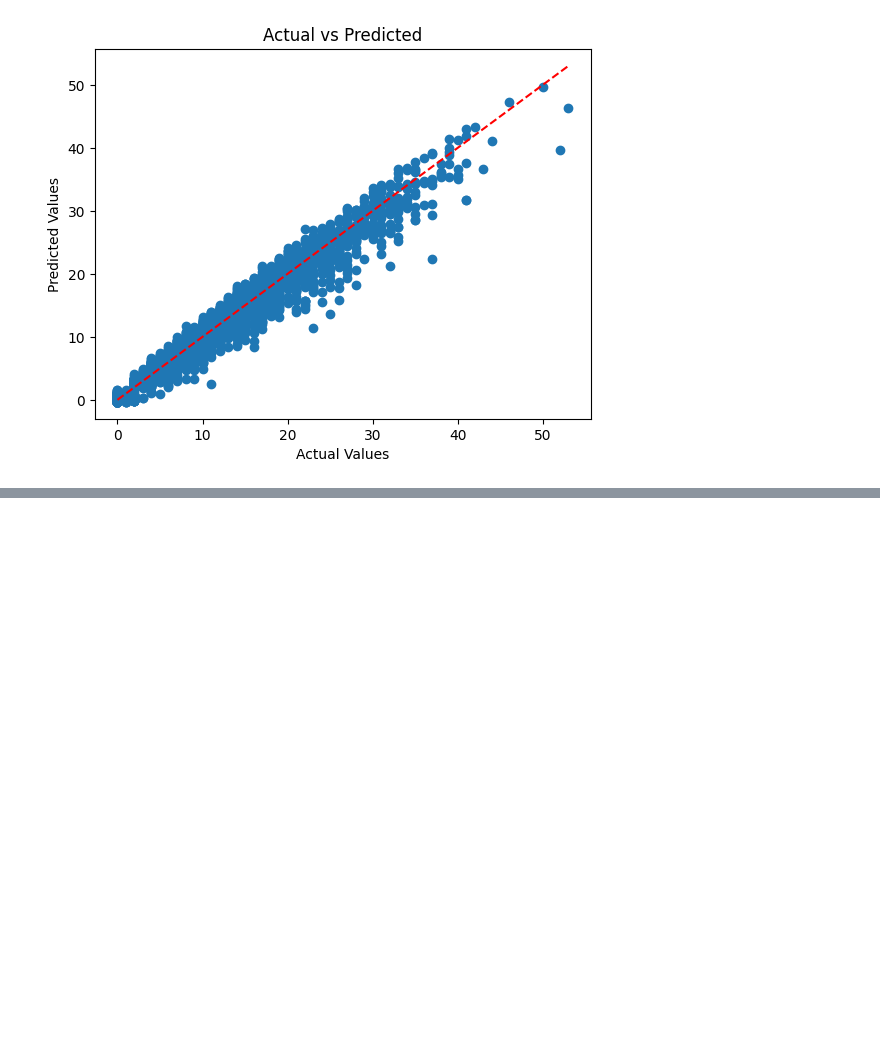
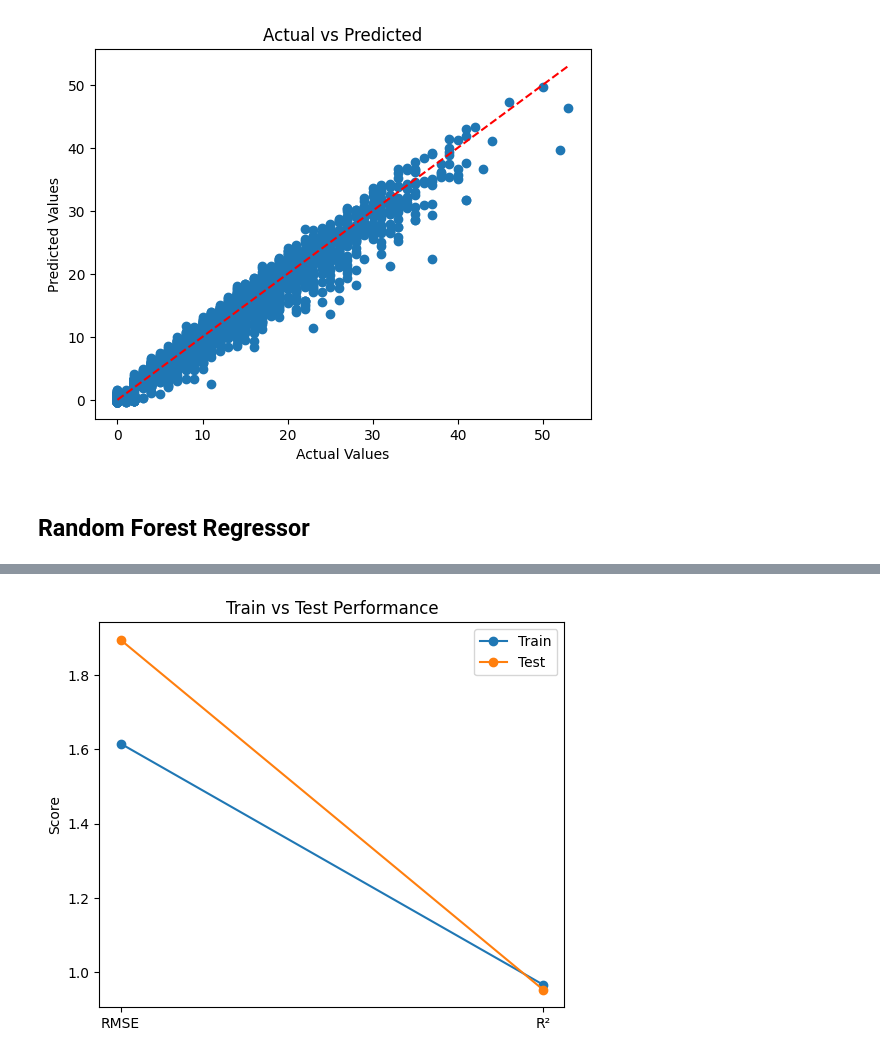
Before and after one commit to KylePineiroCode/NBA-EDA-and-Model-Tuning, a Jupyter notebook: notebooks/model_and_model_tuning.ipynb, the cells around one changed output, grey strips where cells are left out. Saved outputs shown, nothing was run; the diff lists cells and outputs as text; code cells hidden in the pictures; blank space fills up the shorter version.

Commit message:
rf model

```diff
--- a/notebooks/model_and_model_tuning.ipynb
+++ b/notebooks/model_and_model_tuning.ipynb
@@ -49,10 +49,10 @@ X_train, X_test, y_train, y_test = train_test_split(X, y, test_size=0.2, random_
 # %% [markdown]
 ## Creating a Baseline Model (Linear Regression)
 # %%
-model = LinearRegression()
-model.fit(X_train, y_train)
+ls_model = LinearRegression()
+ls_model.fit(X_train, y_train)
 
-y_pred = model.predict(X_test)
+y_pred = ls_model.predict(X_test)
 
 mse = mean_squared_error(y_test, y_pred)
 r2 = r2_score(y_test, y_pred)
@@ -63,7 +63,7 @@ print(f"R^2 Score: {r2:.4f}")
 print(f"Root Mean Squared Error: {rmse:.4f}")
 
 # Training predictions
-y_train_pred = model.predict(X_train)
+y_train_pred = ls_model.predict(X_train)
 
 # Training metrics
 train_mse = mean_squared_error(y_train, y_train_pred)
@@ -86,3 +86,71 @@ Root Mean Squared Error: 1.8248
 Training R^2: 0.9559
 Test R^2: 0.9566
 [figure]
+# %% [markdown]
+## Random Forest Regressor
+# %%
+rf_model = RandomForestRegressor(random_state=42)
+
+param_grid = {
+    "n_estimators": [50, 100, 200],
+    "max_depth": [None, 10, 20],
+    "min_samples_split": [2, 5],
+    "min_samples_leaf": [1, 2],
+    "max_features": ["sqrt", "log2"]
+}
+
+scoring = {
+    "r2": "r2",
+    "mse": "neg_mean_squared_error",
+    "rmse": "neg_root_mean_squared_error"
+}
+
+grid_search = GridSearchCV(
+    estimator=rf_model,
+    param_grid=param_grid,
+    scoring=scoring,
+    refit="rmse",
+    cv=5,
+    n_jobs=-1,
+    verbose=1
+)
+
+grid_search.fit(X_train, y_train)
+best_rf = grid_search.best_estimator_
+
+print("\nBEST RANDOM FOREST MODEL")
+print("Best Parameters:", grid_search.best_params_)
+print(f"Best Cross-Val RMSE: {-grid_search.best_score_:.4f}")
+
+y_train_pred = best_rf.predict(X_train)
+train_r2 = r2_score(y_train, y_train_pred)
+train_mse = mean_squared_error(y_train, y_train_pred)
+train_rmse = root_mean_squared_error(y_train, y_train_pred)
+
+y_test_pred = best_rf.predict(X_test)
+test_r2 = r2_score(y_test, y_test_pred)
+test_mse = mean_squared_error(y_test, y_test_pred)
+test_rmse = root_mean_squared_error(y_test, y_test_pred)
+
+print("\nTRAINING PERFORMANCE")
+print(f"Training R²   : {train_r2:.4f}")
+print(f"Training MSE  : {train_mse:.4f}")
+print(f"Training RMSE : {train_rmse:.4f}")
+
+print("\nTEST PERFORMANCE")
+print(f"Test R²       : {test_r2:.4f}")
+print(f"Test MSE      : {test_mse:.4f}")
+print(f"Test RMSE     : {test_rmse:.4f}")
+
+metrics = ['RMSE', 'R²']
+train_scores = [train_rmse, train_r2]
+test_scores = [test_rmse, test_r2]
+
+plt.figure(figsize=(6,5))
+plt.plot(metrics, train_scores, marker='o', label='Train')
+plt.plot(metrics, test_scores, marker='o', label='Test')
+plt.title('Train vs Test Performance')
+plt.ylabel('Score')
+plt.legend()
+plt.show()
+# %% [output]
@@ -88,0 +172 @@ Test R^2: 0.9566
+[figure, added]
```
Also changed, not shown: parts of 2 cells of this notebook.
